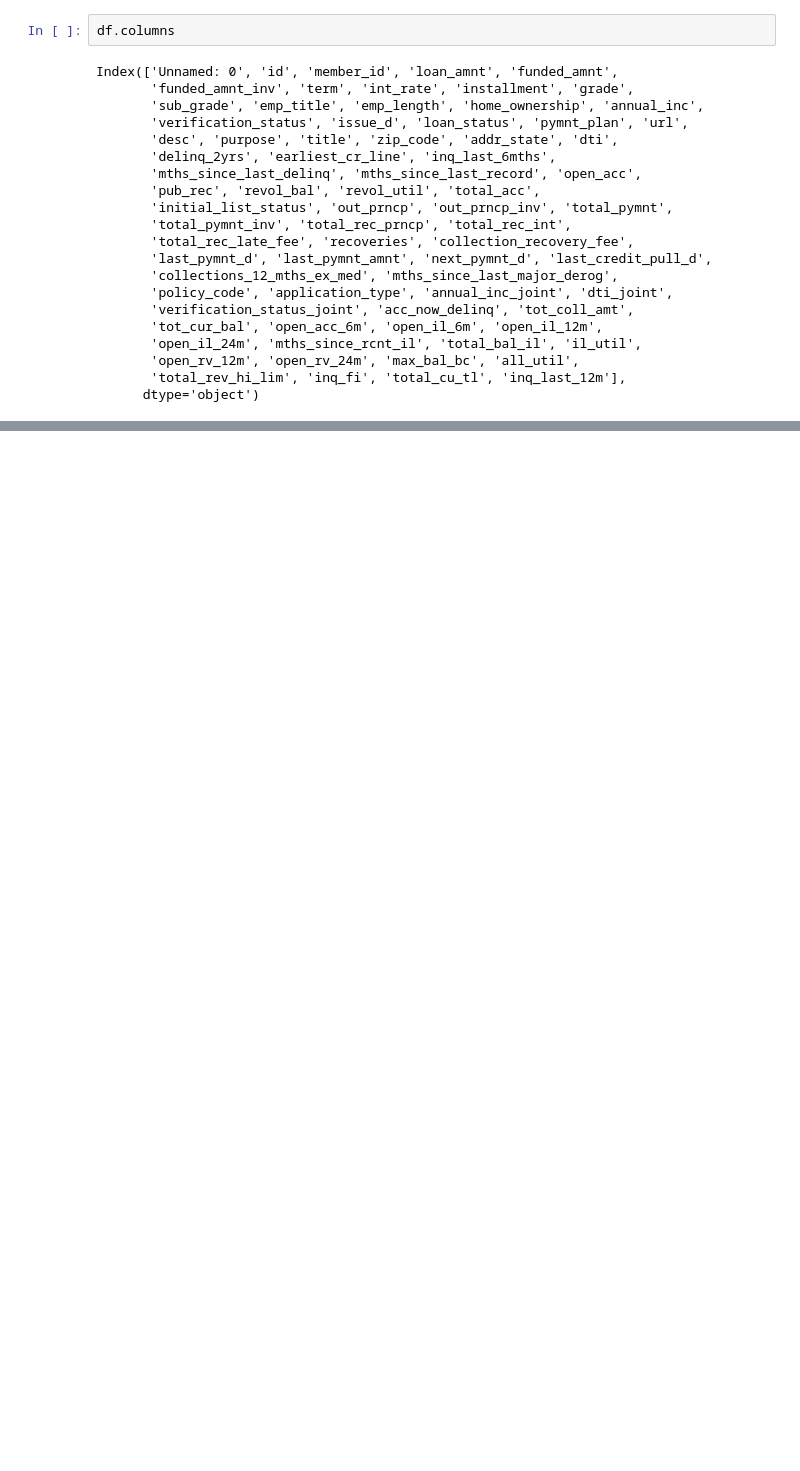
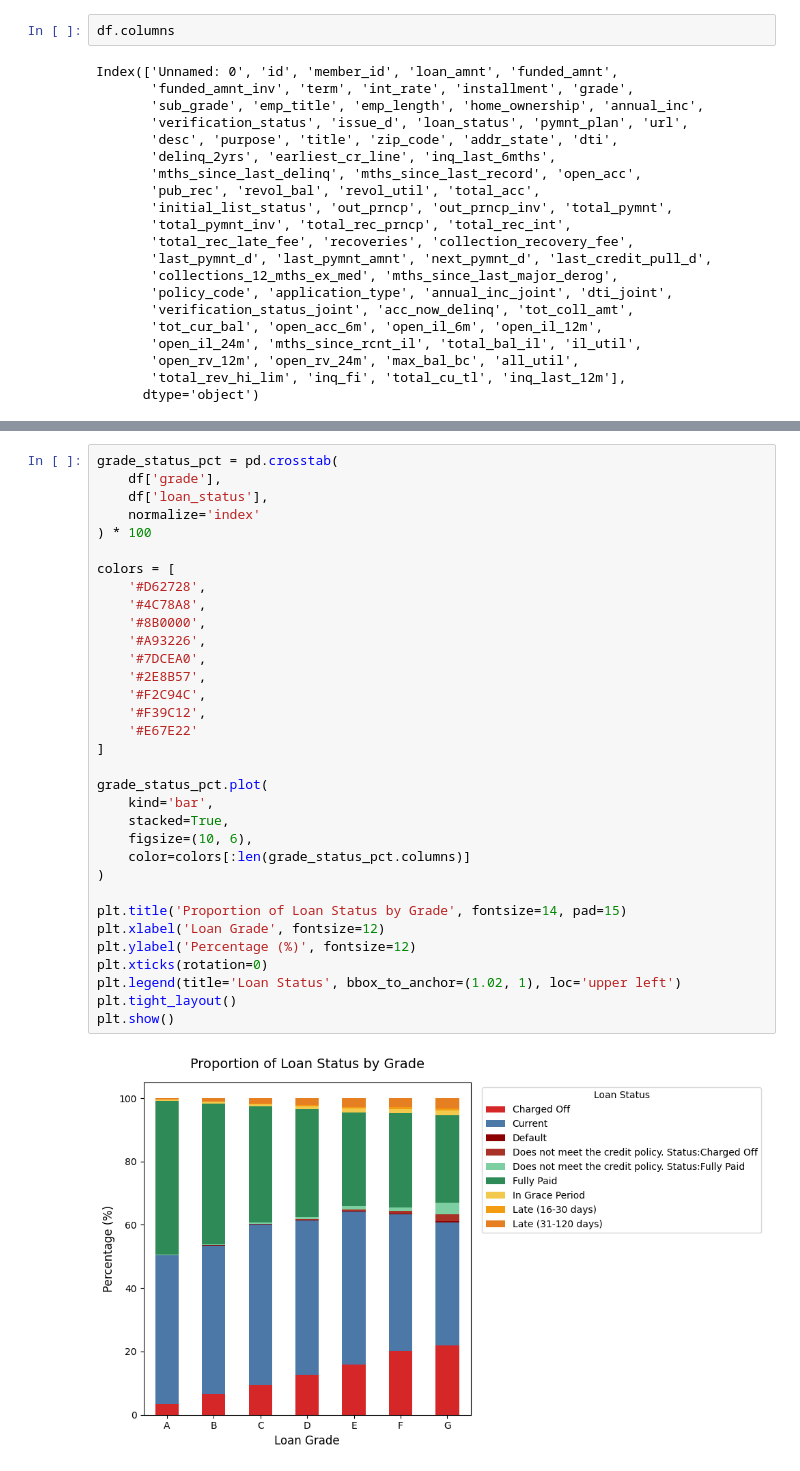
Before and after one commit to rfaoktvian/ChurnPrediction, a Jupyter notebook: notebooks/01_model_development.ipynb, the cells around one changed output, grey strips where cells are left out. Saved outputs shown, nothing was run; the diff lists cells and outputs as text; blank space fills up the shorter version.

```diff
--- a/notebooks/01_model_development.ipynb
+++ b/notebooks/01_model_development.ipynb
@@ -115,0 +191,35 @@ Index(['Unnamed: 0', 'id', 'member_id', 'loan_amnt', 'funded_amnt',
+# %%
+grade_status_pct = pd.crosstab(
+    df['grade'],
+    df['loan_status'],
+    normalize='index'
+) * 100
+
+colors = [
+    '#D62728',
+    '#4C78A8',
+    '#8B0000',
+    '#A93226',
+    '#7DCEA0',
+    '#2E8B57',
+    '#F2C94C',
+    '#F39C12',
+    '#E67E22'
+]
+
+grade_status_pct.plot(
+    kind='bar',
+    stacked=True,
+    figsize=(10, 6),
+    color=colors[:len(grade_status_pct.columns)]
+)
+
+plt.title('Proportion of Loan Status by Grade', fontsize=14, pad=15)
+plt.xlabel('Loan Grade', fontsize=12)
+plt.ylabel('Percentage (%)', fontsize=12)
+plt.xticks(rotation=0)
+plt.legend(title='Loan Status', bbox_to_anchor=(1.02, 1), loc='upper left')
+plt.tight_layout()
+plt.show()
+# %% [output]
+[figure, added]
```
Also changed, not shown: parts of 25 cells of this notebook.
